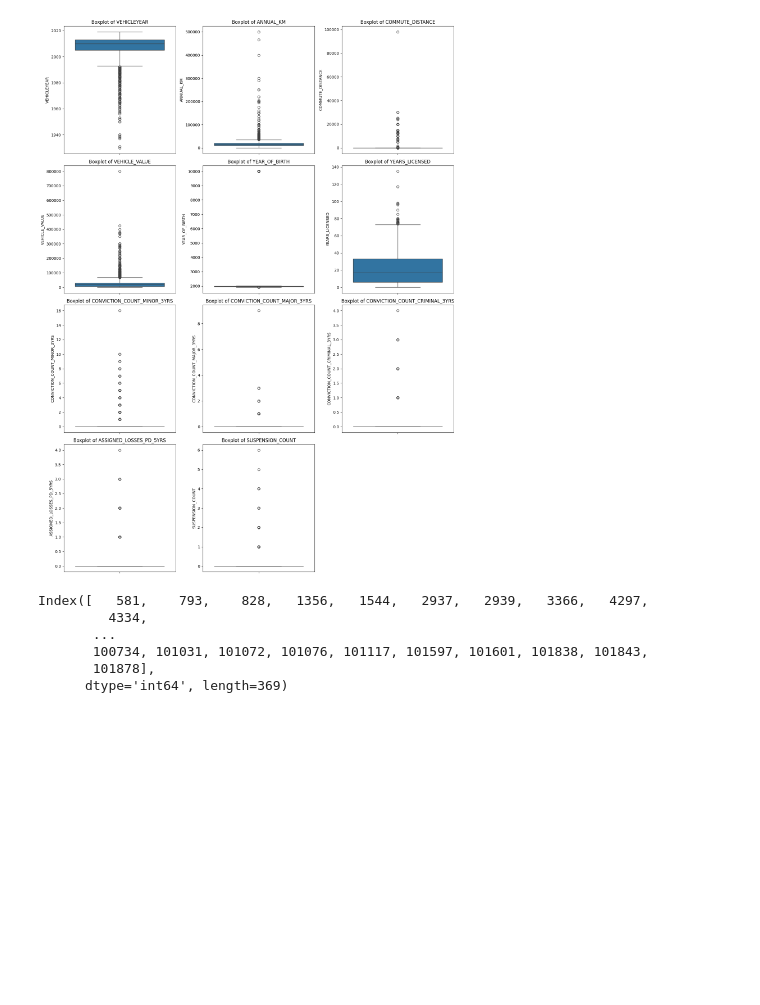
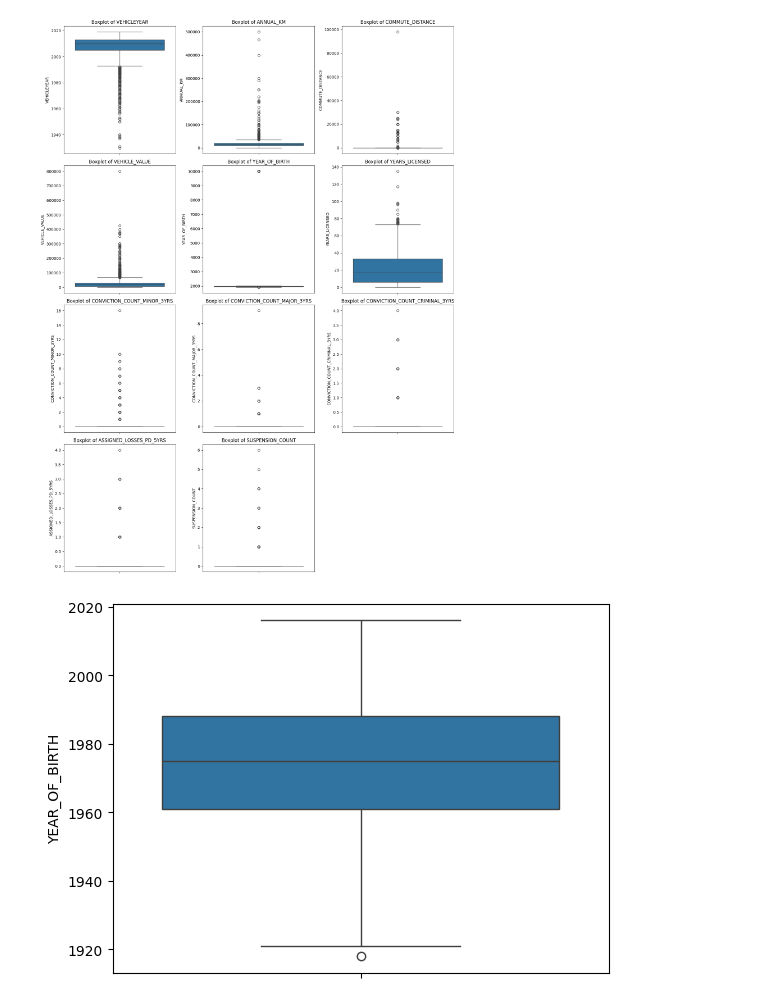
Before and after one commit to stephanieajah/6100-Project-Two, a Jupyter notebook: Insurance_Purchase_Prediction_Model.ipynb, the cells around one changed output. Drawn from its saved outputs; the diff is of its cells as text; code cells hidden in the pictures; blank space fills up the shorter version.

```diff
--- a/Insurance_Purchase_Prediction_Model.ipynb
+++ b/Insurance_Purchase_Prediction_Model.ipynb
@@ -234,13 +230,13 @@ plt.tight_layout()
 plt.show()
 # %% [output]
 [figure]
-# %%
-index_to_drop = train_df[train_df['YEAR_OF_BIRTH']==9999].index
-index_to_drop
-# %% [output]
-Index([   581,    793,    828,   1356,   1544,   2937,   2939,   3366,   4297,
-         4334,
-       ...
-       100734, 101031, 101072, 101076, 101117, 101597, 101601, 101838, 101843,
-       101878],
-      dtype='int64', length=369)
+# %%
+index_to_drop = train_df[train_df['YEAR_OF_BIRTH']==9999].index
+
+# Dropping the abnormal points from the training data
+train_df = train_df.drop(index_to_drop, axis=0)
+
+# Plotting out the cleaned variable
+sns.boxplot(y =train_df['YEAR_OF_BIRTH'], data=train_df);
+# %% [output]
+[figure, added]
```
Also changed, not shown: parts of 3 cells of this notebook.
